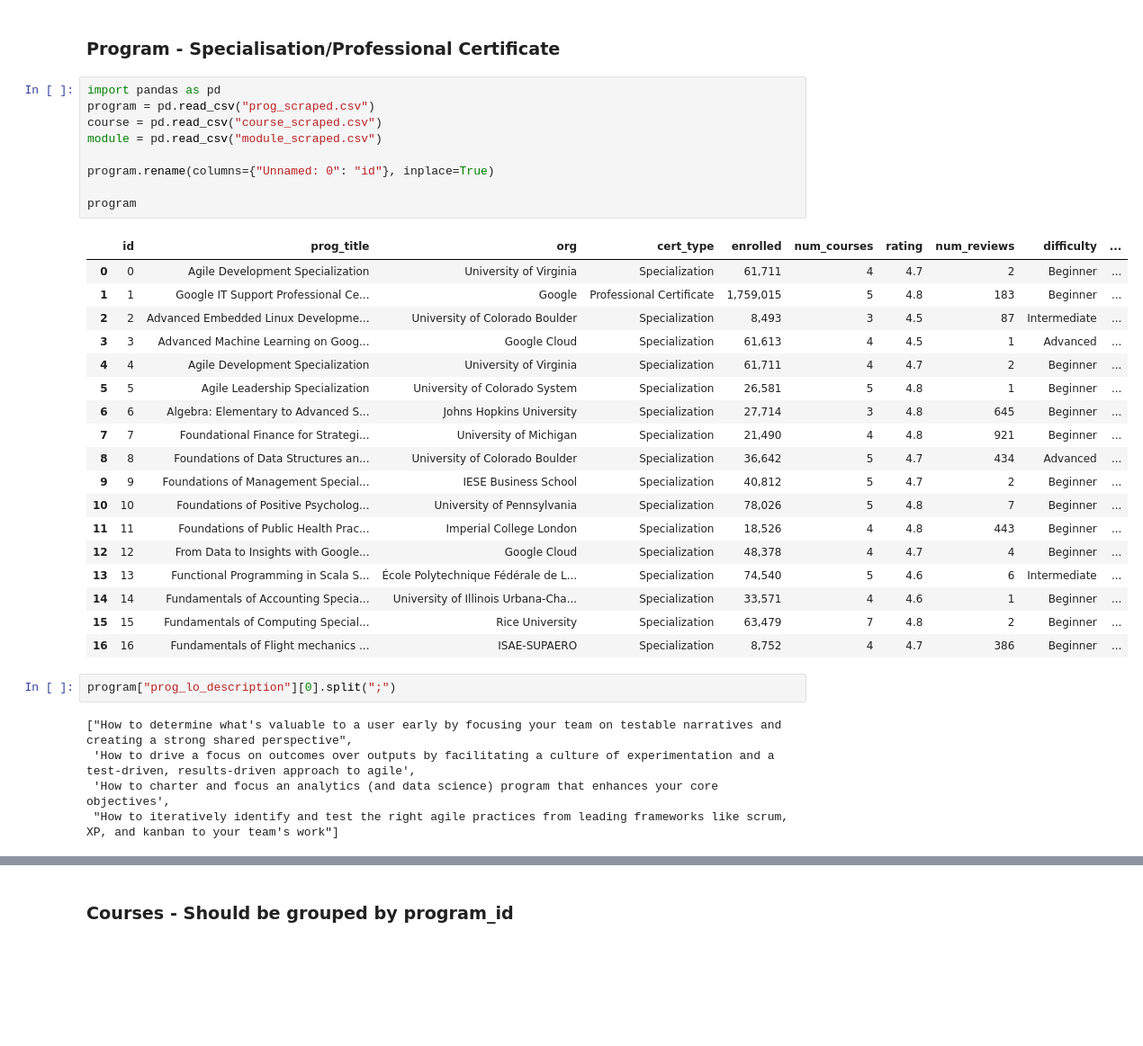
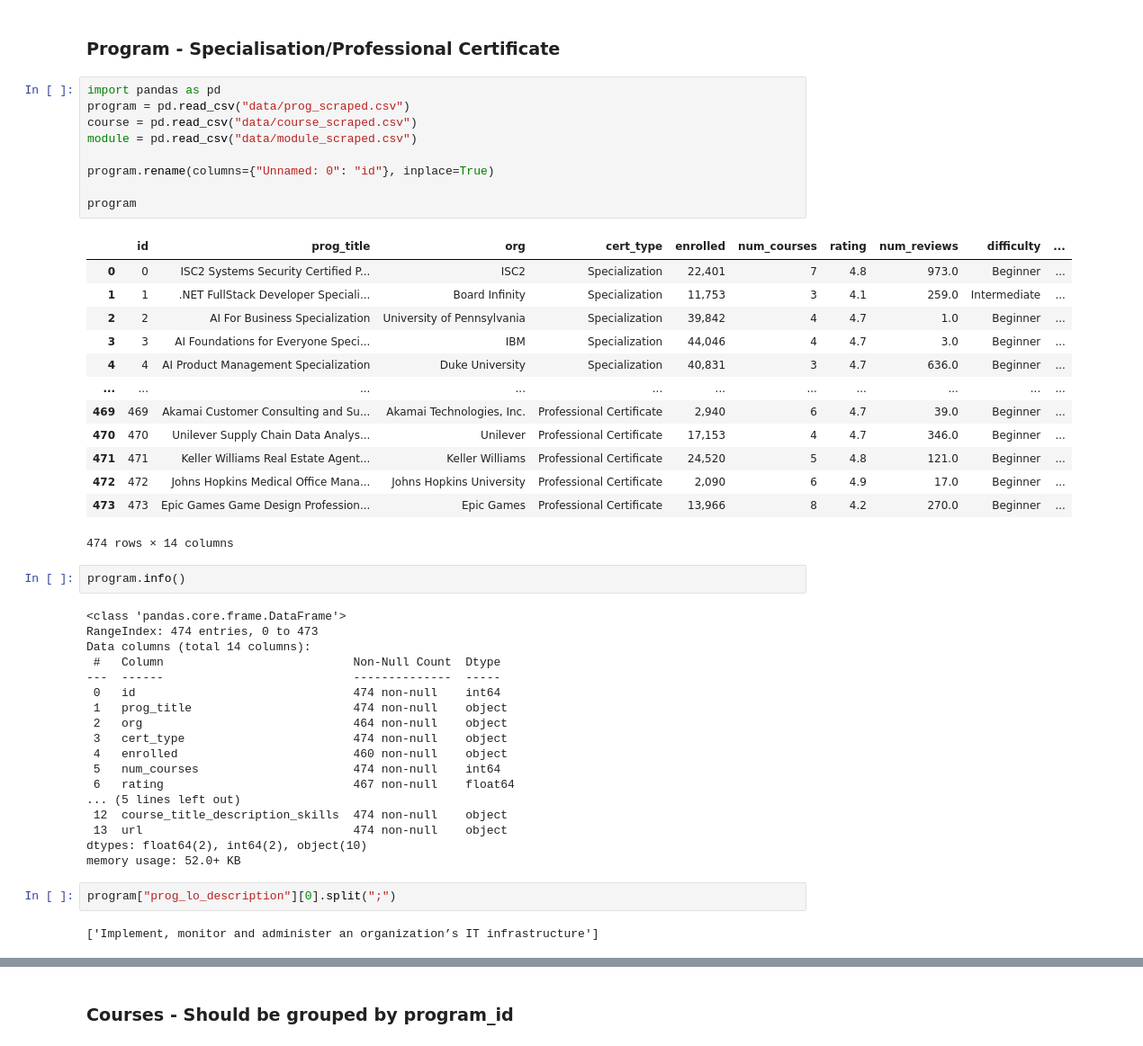
Before and after one commit to sriyanope/IS450-Project, a Jupyter notebook: eda.ipynb, the cells around one changed output, grey strips where cells are left out. Shown at 90% size. Cells and saved outputs as stored; diff of their text form; blank space fills up the shorter version.

Commit message:
added data file

```diff
--- a/eda.ipynb
+++ b/eda.ipynb
@@ -2,39 +2,51 @@
 ### Program - Specialisation/Professional Certificate
 # %%
 import pandas as pd
-program = pd.read_csv("prog_scraped.csv")
-course = pd.read_csv("course_scraped.csv")
-module = pd.read_csv("module_scraped.csv")
+program = pd.read_csv("data/prog_scraped.csv")
+course = pd.read_csv("data/course_scraped.csv")
+module = pd.read_csv("data/module_scraped.csv")
 
 program.rename(columns={"Unnamed: 0": "id"}, inplace=True)
 
 program
 # %% [output]
 |  | id | prog_title | org | cert_type | enrolled | num_courses | rating | num_reviews | difficulty | ... |
-| 0 | 0 | Agile Development Specialization | University of Virginia | Specialization | 61,711 | 4 | 4.7 | 2 | Beginner | ... |
-| 1 | 1 | Google IT Support Professional Ce... | Google | Professional Certificate | 1,759,015 | 5 | 4.8 | 183 | Beginner | ... |
-| 2 | 2 | Advanced Embedded Linux Developme... | University of Colorado Boulder | Specialization | 8,493 | 3 | 4.5 | 87 | Intermediate | ... |
-| 3 | 3 | Advanced Machine Learning on Goog... | Google Cloud | Specialization | 61,613 | 4 | 4.5 | 1 | Advanced | ... |
-| 4 | 4 | Agile Development Specialization | University of Virginia | Specialization | 61,711 | 4 | 4.7 | 2 | Beginner | ... |
-| 5 | 5 | Agile Leadership Specialization | University of Colorado System | Specialization | 26,581 | 5 | 4.8 | 1 | Beginner | ... |
-| 6 | 6 | Algebra: Elementary to Advanced S... | Johns Hopkins University | Specialization | 27,714 | 3 | 4.8 | 645 | Beginner | ... |
-| 7 | 7 | Foundational Finance for Strategi... | University of Michigan | Specialization | 21,490 | 4 | 4.8 | 921 | Beginner | ... |
-| 8 | 8 | Foundations of Data Structures an... | University of Colorado Boulder | Specialization | 36,642 | 5 | 4.7 | 434 | Advanced | ... |
-| 9 | 9 | Foundations of Management Special... | IESE Business School | Specialization | 40,812 | 5 | 4.7 | 2 | Beginner | ... |
-| 10 | 10 | Foundations of Positive Psycholog... | University of Pennsylvania | Specialization | 78,026 | 5 | 4.8 | 7 | Beginner | ... |
-| 11 | 11 | Foundations of Public Health Prac... | Imperial College London | Specialization | 18,526 | 4 | 4.8 | 443 | Beginner | ... |
-| 12 | 12 | From Data to Insights with Google... | Google Cloud | Specialization | 48,378 | 4 | 4.7 | 4 | Beginner | ... |
-| 13 | 13 | Functional Programming in Scala S... | École Polytechnique Fédérale de L... | Specialization | 74,540 | 5 | 4.6 | 6 | Intermediate | ... |
-| 14 | 14 | Fundamentals of Accounting Specia... | University of Illinois Urbana-Cha... | Specialization | 33,571 | 4 | 4.6 | 1 | Beginner | ... |
-| 15 | 15 | Fundamentals of Computing Special... | Rice University | Specialization | 63,479 | 7 | 4.8 | 2 | Beginner | ... |
-| 16 | 16 | Fundamentals of Flight mechanics ... | ISAE-SUPAERO | Specialization | 8,752 | 4 | 4.7 | 386 | Beginner | ... |
+| 0 | 0 | ISC2 Systems Security Certified P... | ISC2 | Specialization | 22,401 | 7 | 4.8 | 973.0 | Beginner | ... |
+| 1 | 1 | .NET FullStack Developer Speciali... | Board Infinity | Specialization | 11,753 | 3 | 4.1 | 259.0 | Intermediate | ... |
+| 2 | 2 | AI For Business Specialization | University of Pennsylvania | Specialization | 39,842 | 4 | 4.7 | 1.0 | Beginner | ... |
+| 3 | 3 | AI Foundations for Everyone Speci... | IBM | Specialization | 44,046 | 4 | 4.7 | 3.0 | Beginner | ... |
+| 4 | 4 | AI Product Management Specialization | Duke University | Specialization | 40,831 | 3 | 4.7 | 636.0 | Beginner | ... |
+| ... | ... | ... | ... | ... | ... | ... | ... | ... | ... | ... |
+| 469 | 469 | Akamai Customer Consulting and Su... | Akamai Technologies, Inc. | Professional Certificate | 2,940 | 6 | 4.7 | 39.0 | Beginner | ... |
+| 470 | 470 | Unilever Supply Chain Data Analys... | Unilever | Professional Certificate | 17,153 | 4 | 4.7 | 346.0 | Beginner | ... |
+| 471 | 471 | Keller Williams Real Estate Agent... | Keller Williams | Professional Certificate | 24,520 | 5 | 4.8 | 121.0 | Beginner | ... |
+| 472 | 472 | Johns Hopkins Medical Office Mana... | Johns Hopkins University | Professional Certificate | 2,090 | 6 | 4.9 | 17.0 | Beginner | ... |
+| 473 | 473 | Epic Games Game Design Profession... | Epic Games | Professional Certificate | 13,966 | 8 | 4.2 | 270.0 | Beginner | ... |
+474 rows × 14 columns
+# %%
+program.info()
+# %% [output]
+<class 'pandas.core.frame.DataFrame'>
+RangeIndex: 474 entries, 0 to 473
+Data columns (total 14 columns):
+ #   Column                           Non-Null Count  Dtype
+---  ------                           --------------  -----
+ 0   id                               474 non-null    int64
+ 1   prog_title                       474 non-null    object
+ 2   org                              464 non-null    object
+ 3   cert_type                        474 non-null    object
+ 4   enrolled                         460 non-null    object
+ 5   num_courses                      474 non-null    int64
+ 6   rating                           467 non-null    float64
+... (5 lines left out)
+ 12  course_title_description_skills  474 non-null    object
+ 13  url                              474 non-null    object
+dtypes: float64(2), int64(2), object(10)
+memory usage: 52.0+ KB
 # %%
 program["prog_lo_description"][0].split(";")
 # %% [output]
-["How to determine what's valuable to a user early by focusing your team on testable narratives and creating a strong shared perspective",
- 'How to drive a focus on outcomes over outputs by facilitating a culture of experimentation and a test-driven, results-driven approach to agile',
- 'How to charter and focus an analytics (and data science) program that enhances your core objectives',
- "How to iteratively identify and test the right agile practices from leading frameworks like scrum, XP, and kanban to your team's work"]
+['Implement, monitor and administer an organization’s IT infrastructure']
 # %%
 program["prog_lo_skills"][0].split(";")
 # %% [output]
```
Also changed, not shown: parts of 15 cells of this notebook, 10 other files.
